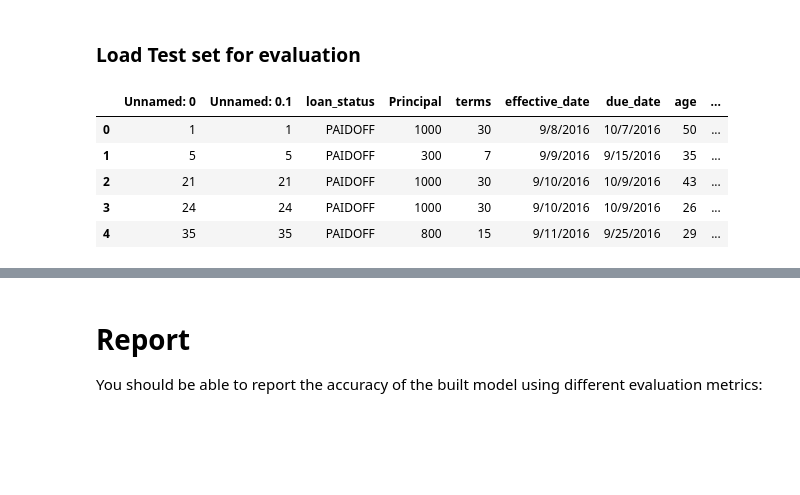
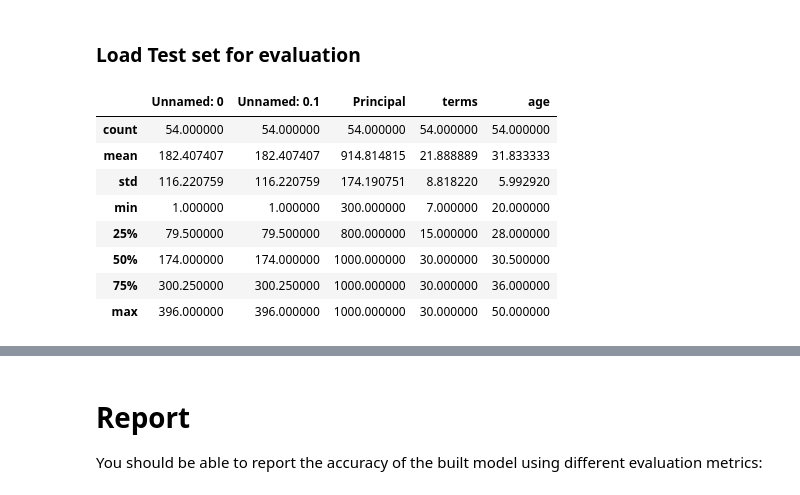
Before and after one commit to gfairhurst/IBM_capstone_project, a Jupyter notebook: Coursera_Capstone_Project.ipynb, the cells around one changed output, grey strips where cells are left out. Drawn from its saved outputs; the diff is of its cells as text; code cells hidden in the pictures; blank space fills up the shorter version.

```diff
--- a/Coursera_Capstone_Project.ipynb
+++ b/Coursera_Capstone_Project.ipynb
@@ -454,11 +529,14 @@ Saving to: ‘loan_test.csv’
 ### Load Test set for evaluation
 # %%
 test_df = pd.read_csv('loan_test.csv')
-test_df.head()
+test_df.describe()
 # %% [output]
-|  | Unnamed: 0 | Unnamed: 0.1 | loan_status | Principal | terms | effective_date | due_date | age | ... |
-| 0 | 1 | 1 | PAIDOFF | 1000 | 30 | 9/8/2016 | 10/7/2016 | 50 | ... |
-| 1 | 5 | 5 | PAIDOFF | 300 | 7 | 9/9/2016 | 9/15/2016 | 35 | ... |
-| 2 | 21 | 21 | PAIDOFF | 1000 | 30 | 9/10/2016 | 10/9/2016 | 43 | ... |
-| 3 | 24 | 24 | PAIDOFF | 1000 | 30 | 9/10/2016 | 10/9/2016 | 26 | ... |
-| 4 | 35 | 35 | PAIDOFF | 800 | 15 | 9/11/2016 | 9/25/2016 | 29 | ... |
+|  | Unnamed: 0 | Unnamed: 0.1 | Principal | terms | age |
+| count | 54.000000 | 54.000000 | 54.000000 | 54.000000 | 54.000000 |
+| mean | 182.407407 | 182.407407 | 914.814815 | 21.888889 | 31.833333 |
+| std | 116.220759 | 116.220759 | 174.190751 | 8.818220 | 5.992920 |
+| min | 1.000000 | 1.000000 | 300.000000 | 7.000000 | 20.000000 |
+| 25% | 79.500000 | 79.500000 | 800.000000 | 15.000000 | 28.000000 |
+| 50% | 174.000000 | 174.000000 | 1000.000000 | 30.000000 | 30.500000 |
+| 75% | 300.250000 | 300.250000 | 1000.000000 | 30.000000 | 36.000000 |
+| max | 396.000000 | 396.000000 | 1000.000000 | 30.000000 | 50.000000 |
```
Also changed, not shown: parts of 31 cells of this notebook.
